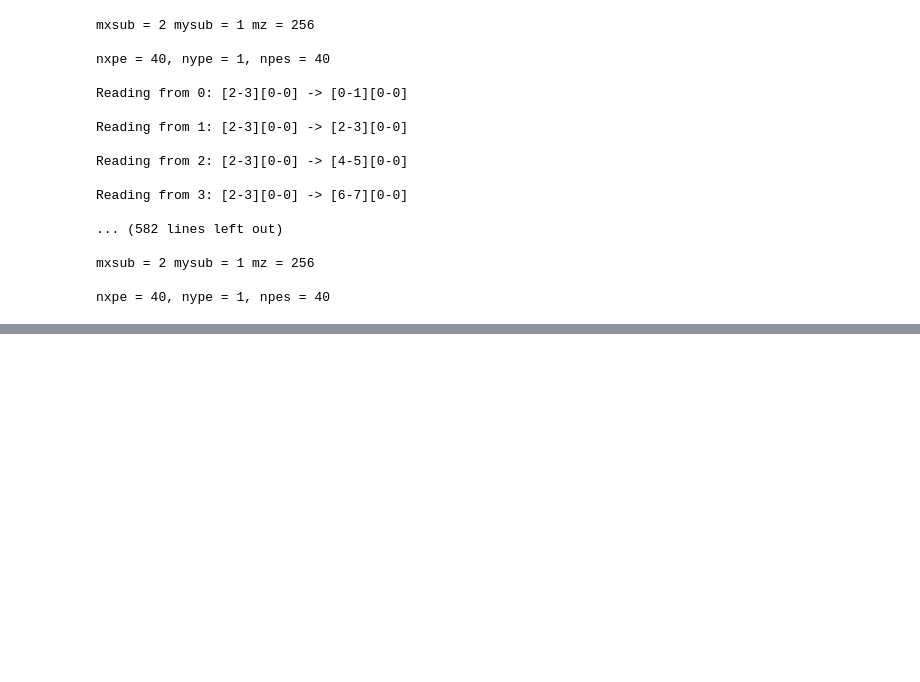
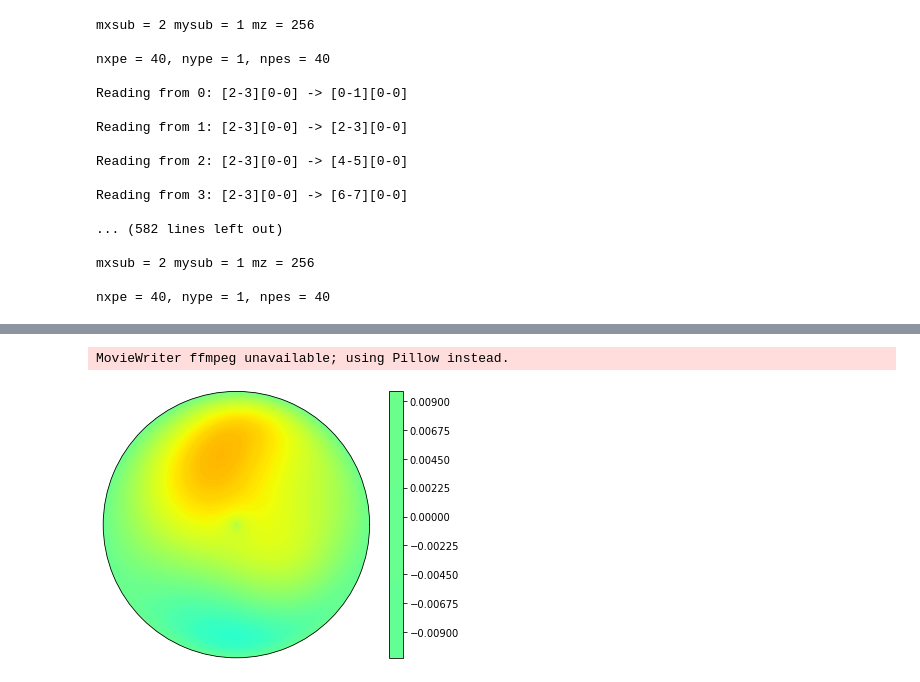
Before and after one commit to runehoejlund/north-simulation, a Jupyter notebook: data_analysis_animation.ipynb, the cells around one changed output, grey strips where cells are left out. Saved outputs shown, nothing was run; the diff lists cells and outputs as text; code cells hidden in the pictures; blank space fills up the shorter version.

```diff
--- a/data_analysis_animation.ipynb
+++ b/data_analysis_animation.ipynb
@@ -162,0 +154,5 @@ MovieWriter ffmpeg unavailable; using Pillow instead.
+# %%
+animate_data('phi', cmap='jet')
+# %% [output]
+MovieWriter ffmpeg unavailable; using Pillow instead.
+[figure, added]
```
Also changed, not shown: parts of 6 cells of this notebook.
